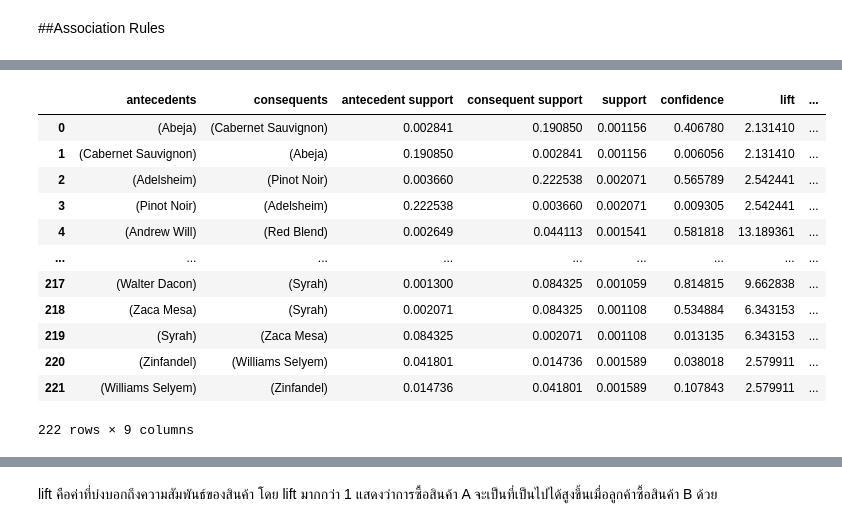
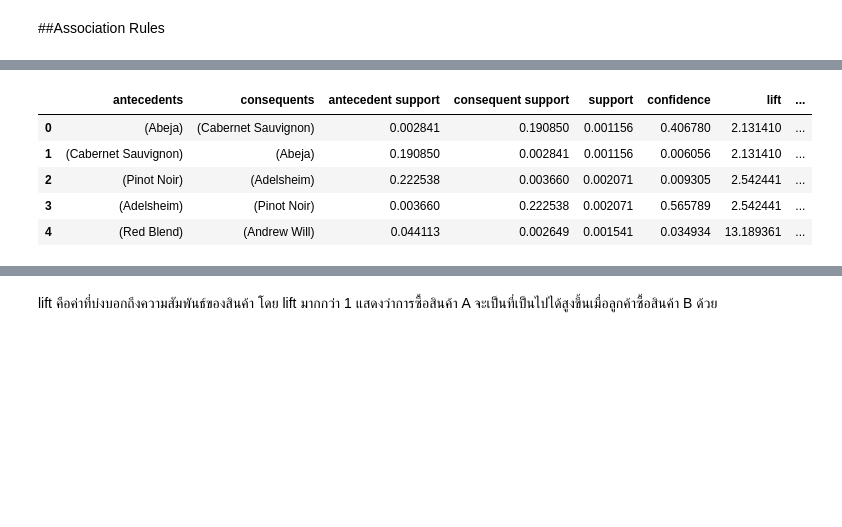
Before and after one commit to InwARMSelviAXE/bsc_dpdm22, a Jupyter notebook: Project.ipynb, the cells around one changed output, grey strips where cells are left out. Saved outputs shown, nothing was run; the diff lists cells and outputs as text; code cells hidden in the pictures; blank space fills up the shorter version.

```diff
--- a/Project.ipynb
+++ b/Project.ipynb
@@ -270,21 +270,14 @@ frequent_itemsets
 # %%
 # หา association rules โดยกำหนดค่าความน่าสนใจของ association rules เป็น lift >= 1.5
 rules = association_rules(frequent_itemsets, metric="lift", min_threshold=1.5)
-rules
+rules.head()
 # %% [output]
 |  | antecedents | consequents | antecedent support | consequent support | support | confidence | lift | ... |
 | 0 | (Abeja) | (Cabernet Sauvignon) | 0.002841 | 0.190850 | 0.001156 | 0.406780 | 2.131410 | ... |
 | 1 | (Cabernet Sauvignon) | (Abeja) | 0.190850 | 0.002841 | 0.001156 | 0.006056 | 2.131410 | ... |
-| 2 | (Adelsheim) | (Pinot Noir) | 0.003660 | 0.222538 | 0.002071 | 0.565789 | 2.542441 | ... |
-| 3 | (Pinot Noir) | (Adelsheim) | 0.222538 | 0.003660 | 0.002071 | 0.009305 | 2.542441 | ... |
-| 4 | (Andrew Will) | (Red Blend) | 0.002649 | 0.044113 | 0.001541 | 0.581818 | 13.189361 | ... |
-| ... | ... | ... | ... | ... | ... | ... | ... | ... |
-| 217 | (Walter Dacon) | (Syrah) | 0.001300 | 0.084325 | 0.001059 | 0.814815 | 9.662838 | ... |
-| 218 | (Zaca Mesa) | (Syrah) | 0.002071 | 0.084325 | 0.001108 | 0.534884 | 6.343153 | ... |
-| 219 | (Syrah) | (Zaca Mesa) | 0.084325 | 0.002071 | 0.001108 | 0.013135 | 6.343153 | ... |
-| 220 | (Zinfandel) | (Williams Selyem) | 0.041801 | 0.014736 | 0.001589 | 0.038018 | 2.579911 | ... |
-| 221 | (Williams Selyem) | (Zinfandel) | 0.014736 | 0.041801 | 0.001589 | 0.107843 | 2.579911 | ... |
+| 2 | (Pinot Noir) | (Adelsheim) | 0.222538 | 0.003660 | 0.002071 | 0.009305 | 2.542441 | ... |
+| 3 | (Adelsheim) | (Pinot Noir) | 0.003660 | 0.222538 | 0.002071 | 0.565789 | 2.542441 | ... |
+| 4 | (Red Blend) | (Andrew Will) | 0.044113 | 0.002649 | 0.001541 | 0.034934 | 13.189361 | ... |
-222 rows × 9 columns
 # %%
 # เรียงลำดับ association rules ตามค่า lift จากมากไปน้อย
 rules = rules.sort_values(by=['lift'], ascending=False)
```
Also changed, not shown: parts of 10 cells of this notebook.
